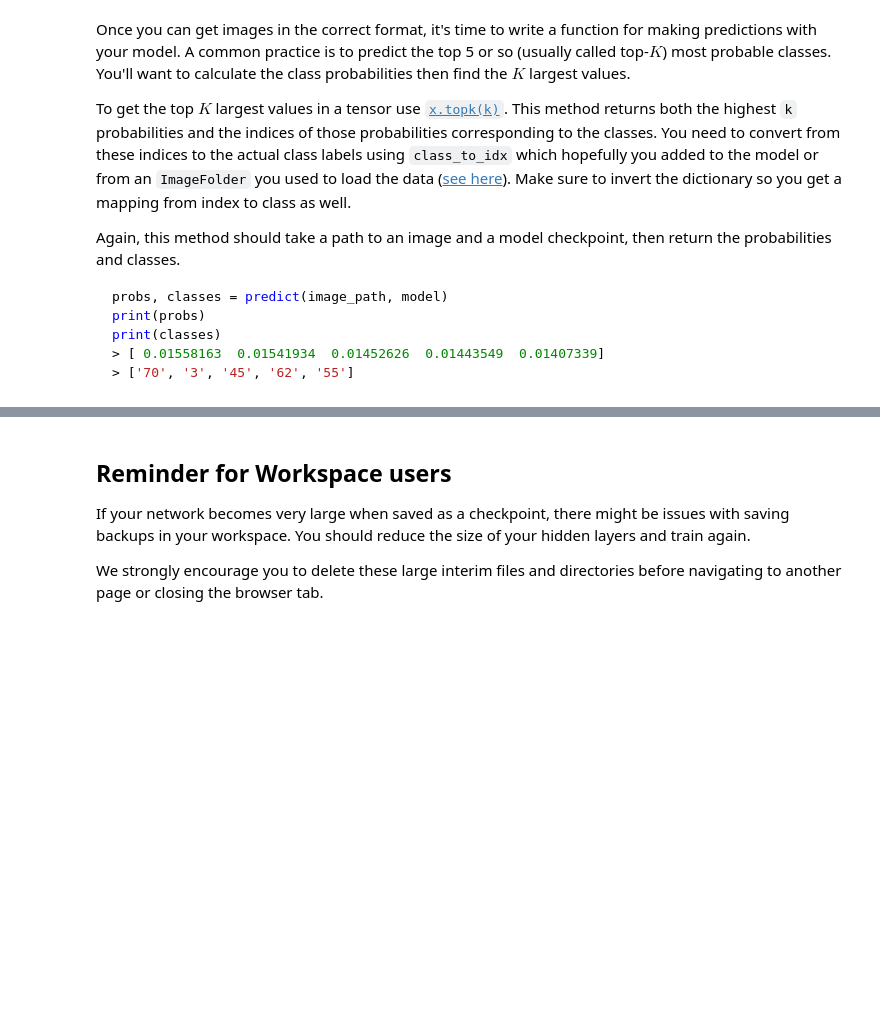
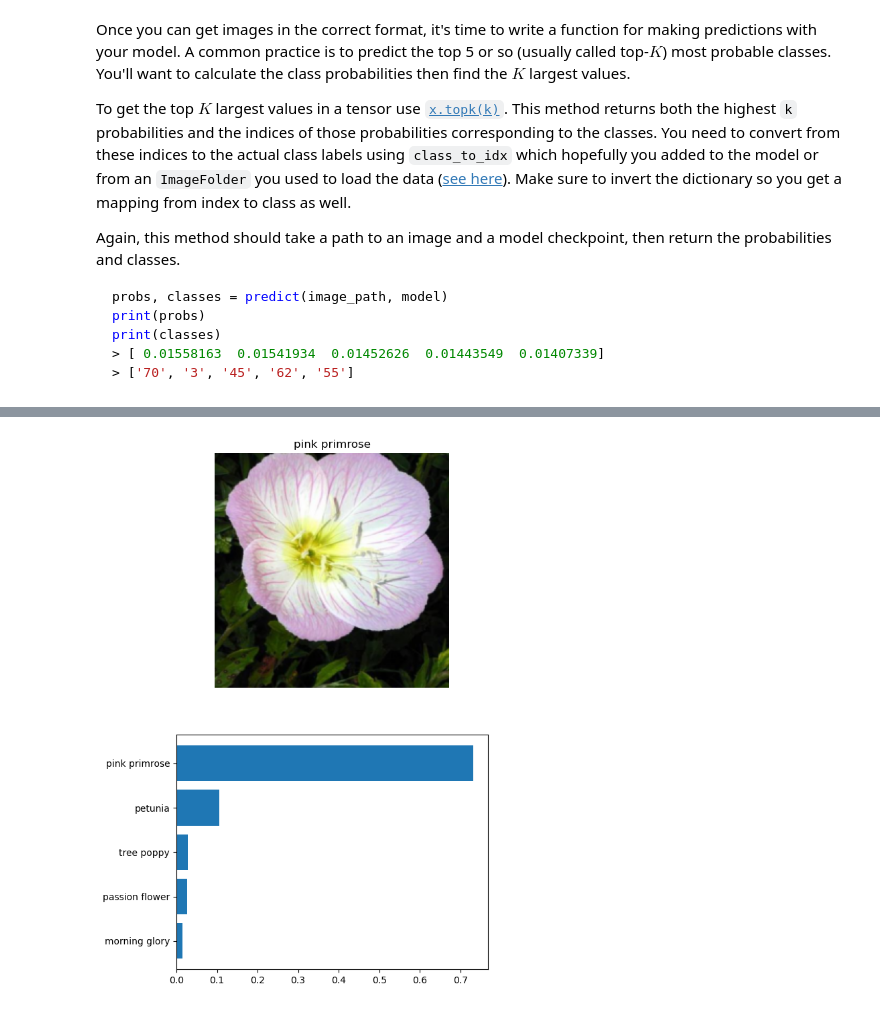
Before and after one commit to moascode/ai-with-python, a Jupyter notebook: moascode_image_classifier/Image Classifier Project.ipynb, the cells around one changed output, grey strips where cells are left out. Saved outputs shown, nothing was run; the diff lists cells and outputs as text; code cells hidden in the pictures; blank space fills up the shorter version.

Commit message:
Complete image classifier notebook

```diff
--- a/moascode_image_classifier/Image Classifier Project.ipynb
+++ b/moascode_image_classifier/Image Classifier Project.ipynb
@@ -157,3 +367,14 @@ def process_image(image):
+# %%
+def process_image(image: Image.Image, device: torch.device = device) -> torch.Tensor:
+    infer_transform = transforms.Compose([transforms.Resize(size=(256, 256)),
+                                          transforms.CenterCrop(224),
+                                          transforms.ToTensor(),
+                                          transforms.Normalize(mean=[0.485, 0.456, 0.406],
+                                                               std=[0.229, 0.224, 0.225])])
+    img_tensor = infer_transform(image)
+    img_tensor = img_tensor.unsqueeze(dim=0)
+    img_tensor = img_tensor.to(device)
+    return img_tensor.squeeze()
 # %% [markdown]
 To check your work, the function below converts a PyTorch tensor and displays it in the notebook. If your `process_image` function works, running the output through this function should return the original image (except for the cropped out portions).
 # %%
@@ -162,9 +383,13 @@ def imshow(image, ax=None, title=None):
     if ax is None:
         fig, ax = plt.subplots()
 
+    if isinstance(image, Image.Image):
+        image = np.array(image)
+
     # PyTorch tensors assume the color channel is the first dimension
     # but matplotlib assumes is the third dimension
-    image = image.numpy().transpose((1, 2, 0))
+    if len(image.shape) == 3 and image.shape[0] == 3:
+        image = image.transpose((1, 2, 0))
 
     # Undo preprocessing
     mean = np.array([0.485, 0.456, 0.406])
@@ -175,6 +400,9 @@ def imshow(image, ax=None, title=None):
     image = np.clip(image, 0, 1)
 
     ax.imshow(image)
+    ax.axis('off')
+    if title:
+        ax.set_title(title)
 
     return ax
 # %% [markdown]
@@ -212,5 +460,0 @@ You can convert from the class integer encoding to actual flower names with the
-# %% [markdown]
-## Reminder for Workspace users
-If your network becomes very large when saved as a checkpoint, there might be issues with saving backups in your workspace. You should reduce the size of your hidden layers and train again.
-
-We strongly encourage you to delete these large interim files and directories before navigating to another page or closing the browser tab.
@@ -218,0 +461,25 @@ We strongly encourage you to delete these large interim files and directories be
+# %%
+# Display an image along with the top 5 classes
+plt.figure(figsize=(6, 10))
+
+image_path = 'flowers/test/1/image_06743.jpg'
+ps, classes = predict(image_path, model)
+image = Image.open(image_path)
+flower_class = [cat_to_name.get(flower) for flower in classes]
+flower_name = flower_class[0]
+
+ax = plt.subplot(2, 1, 1)
+image = process_image(image)
+image = image.numpy(force=True)
+imshow(image, ax=ax, title=flower_name)
+
+ax = plt.subplot(2, 1, 2)
+y_pos = np.arange(len(flower_class))
+ax.barh(y_pos, ps, align='center')
+ax.set_yticks(y_pos)
+ax.set_yticklabels(flower_class)
+ax.invert_yaxis()
+
+plt.show()
+# %% [output]
+[figure, added]
```
Also changed, not shown: parts of 20 cells of this notebook, 2 other files.
